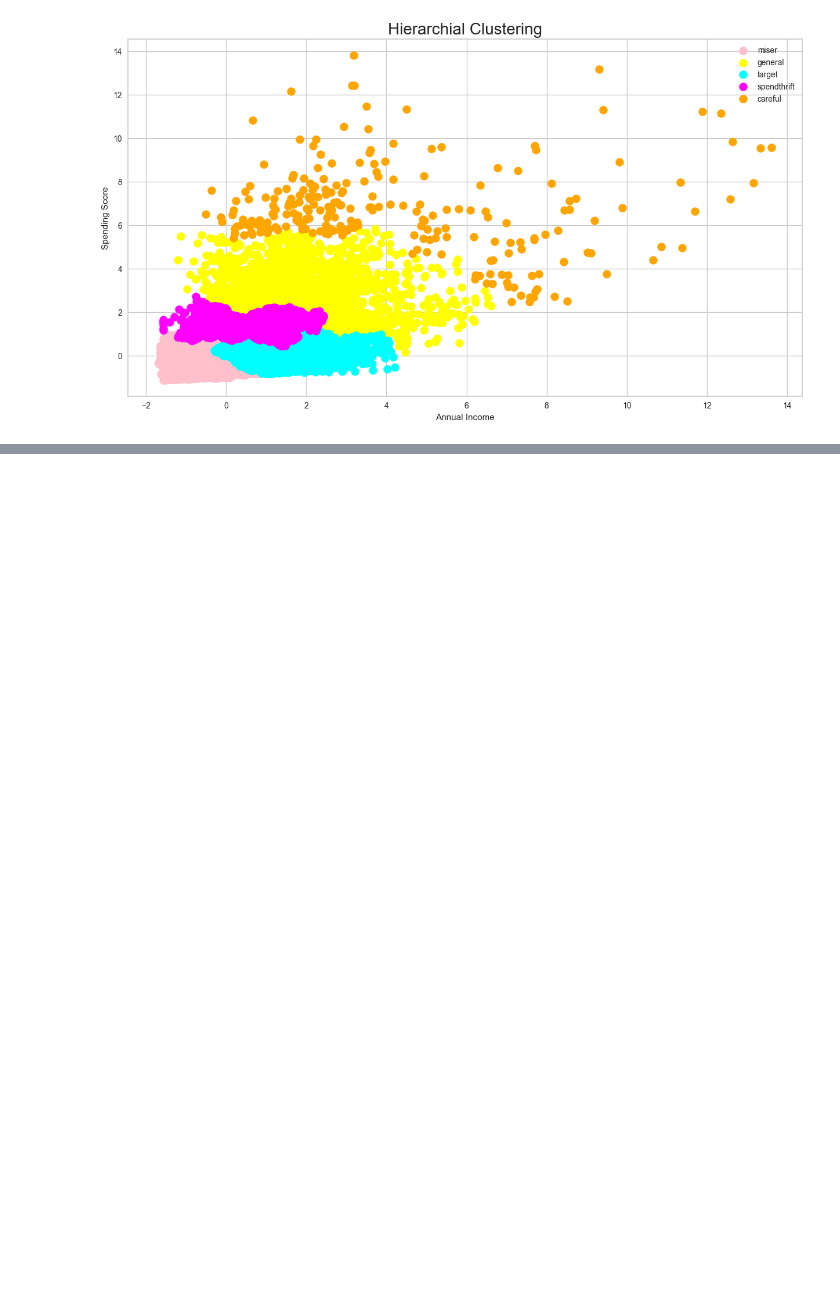
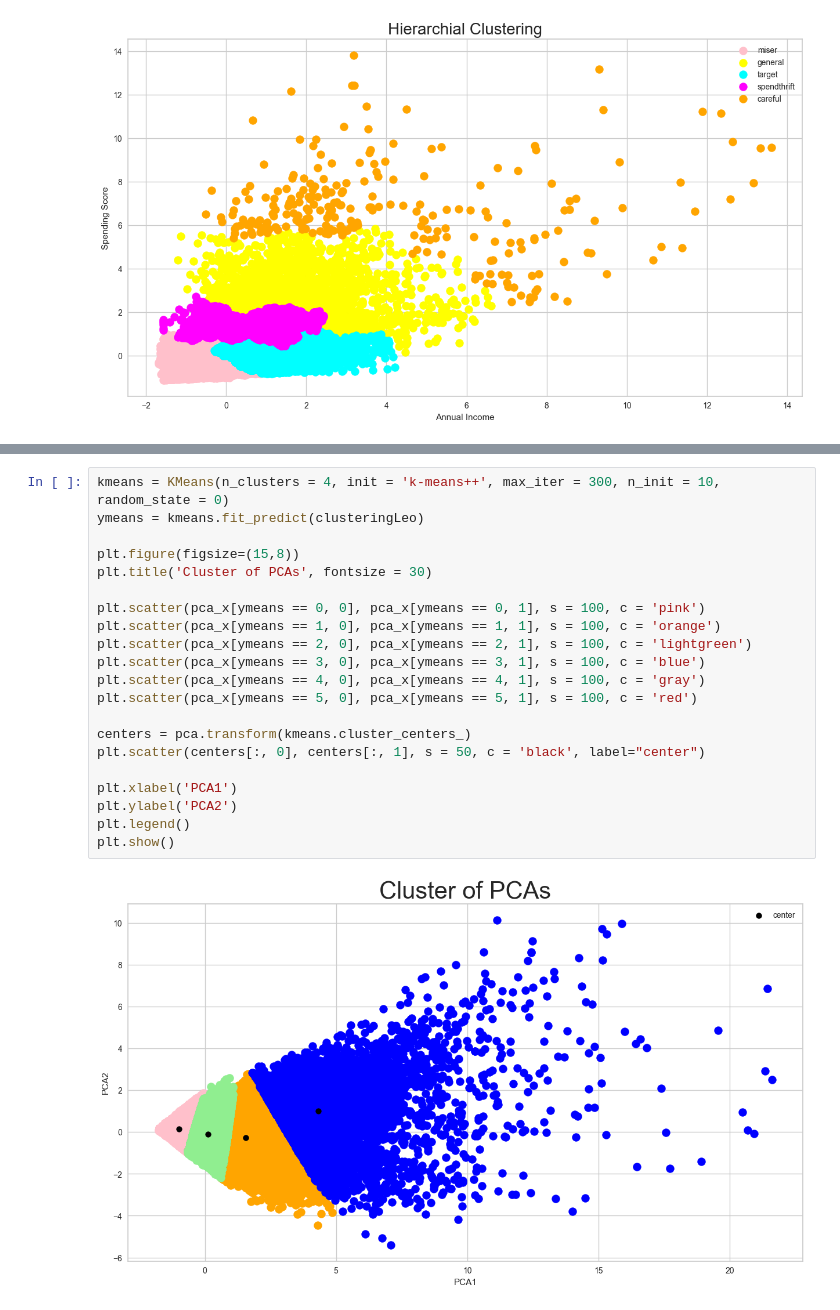
Before and after one commit to ChiaraAmalia/DataScience2Project, a Jupyter notebook: clusterJupy.ipynb, the cells around one changed output, grey strips where cells are left out. Cells and saved outputs as stored; diff of their text form; blank space fills up the shorter version.

```diff
--- a/clusterJupy.ipynb
+++ b/clusterJupy.ipynb
@@ -374,0 +423,23 @@ Test
+# %%
+kmeans = KMeans(n_clusters = 4, init = 'k-means++', max_iter = 300, n_init = 10, random_state = 0)
+ymeans = kmeans.fit_predict(clusteringLeo)
+
+plt.figure(figsize=(15,8))
+plt.title('Cluster of PCAs', fontsize = 30)
+
+plt.scatter(pca_x[ymeans == 0, 0], pca_x[ymeans == 0, 1], s = 100, c = 'pink')
+plt.scatter(pca_x[ymeans == 1, 0], pca_x[ymeans == 1, 1], s = 100, c = 'orange')
+plt.scatter(pca_x[ymeans == 2, 0], pca_x[ymeans == 2, 1], s = 100, c = 'lightgreen')
+plt.scatter(pca_x[ymeans == 3, 0], pca_x[ymeans == 3, 1], s = 100, c = 'blue')
+plt.scatter(pca_x[ymeans == 4, 0], pca_x[ymeans == 4, 1], s = 100, c = 'gray')
+plt.scatter(pca_x[ymeans == 5, 0], pca_x[ymeans == 5, 1], s = 100, c = 'red')
+
+centers = pca.transform(kmeans.cluster_centers_)
+plt.scatter(centers[:, 0], centers[:, 1], s = 50, c = 'black', label="center")
+
+plt.xlabel('PCA1')
+plt.ylabel('PCA2')
+plt.legend()
+plt.show()
+# %% [output]
+[figure, added]
```
Also changed, not shown: parts of 6 cells of this notebook.
